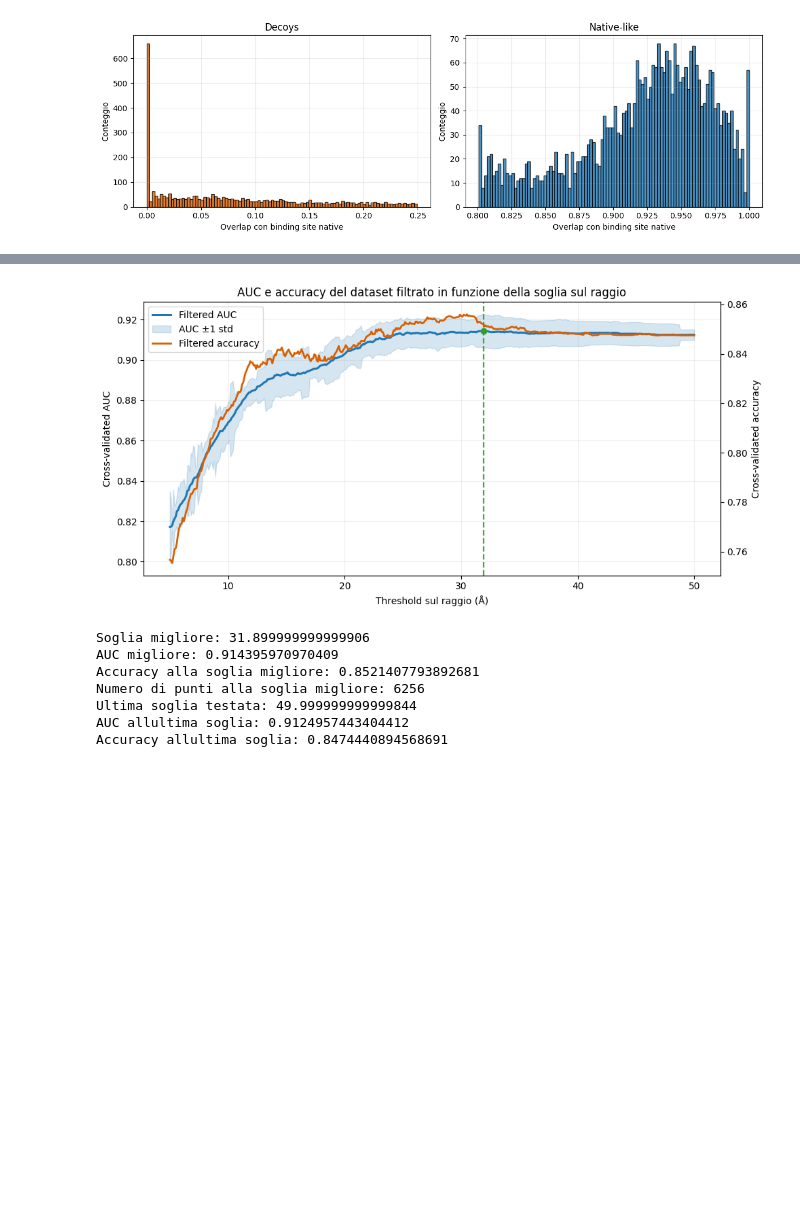
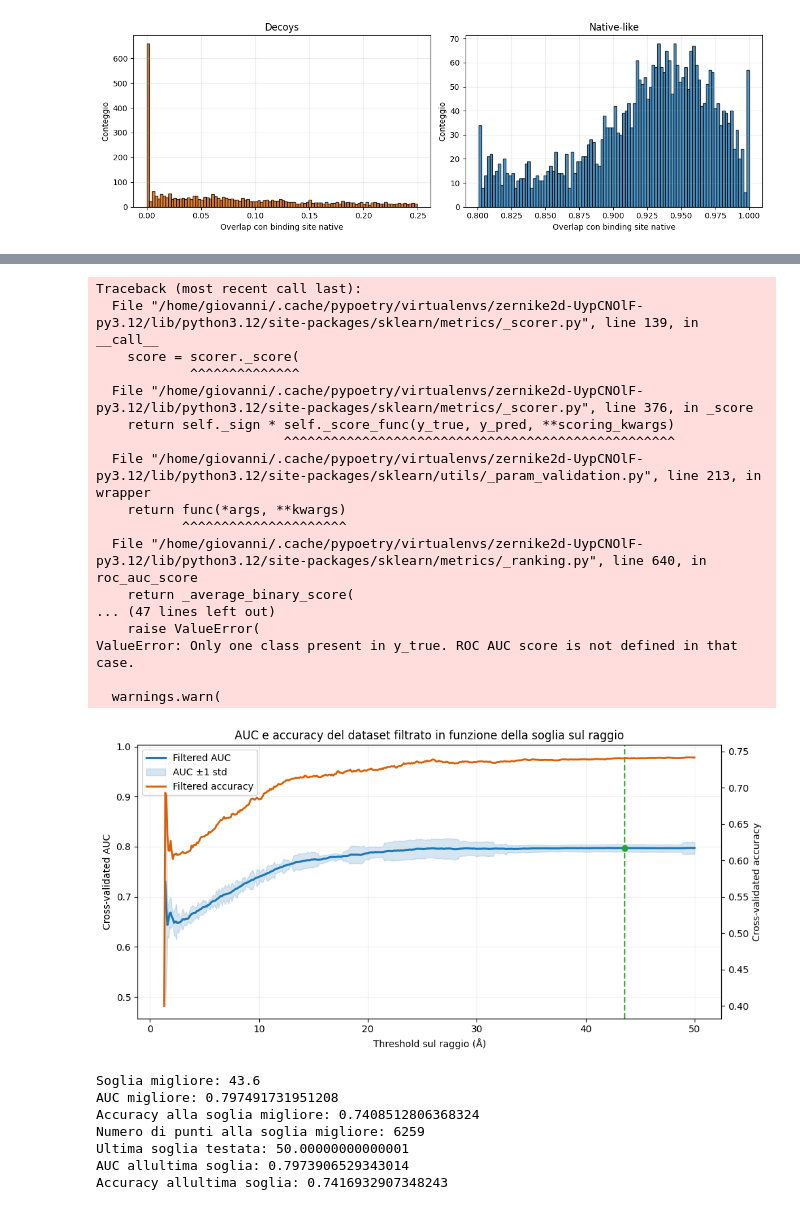
Before and after one commit to LuGiova/Zernike2D, a Jupyter notebook: discrimination.ipynb, the cells around one changed output, grey strips where cells are left out. Cells and saved outputs as stored; diff of their text form; code cells hidden in the pictures; blank space fills up the shorter version.

```diff
--- a/discrimination.ipynb
+++ b/discrimination.ipynb
@@ -478,7 +500,7 @@ AUC ROC filtrato 20 Å = 0.9028937816202369
 # %%
 threshold_step = 0.1
 max_threshold = 50
-thresholds = np.arange(5.0, max_threshold + 1e-9, threshold_step)
+thresholds = np.arange(0.1, max_threshold + 1e-9, threshold_step)
 
 threshold_base_df = tot_df.groupby(['complex_name', 'dataset_label'], as_index=False)[['radius'] + physical_ring_cols + roughness_ring_cols].mean()
 
@@ -540,39 +562,56 @@ ax1.fill_between(
     auc_threshold_df['auc_mean'] + auc_threshold_df['auc_std'],
     color='#1f77b4',
     alpha=0.18,
     label='AUC ±1 std',
 )
 ax2 = ax1.twinx()
 ax2.plot(auc_threshold_df['threshold_A'], auc_threshold_df['accuracy_mean'], color='#d95f02', linewidth=2.0, label='Filtered accuracy')
 ax2.set_ylabel('Cross-validated accuracy')
 best_idx = auc_threshold_df['auc_mean'].idxmax()
 best_row = auc_threshold_df.loc[best_idx]
 ax1.axvline(best_row['threshold_A'], color='#2ca02c', linestyle='--', linewidth=1.6, alpha=0.9)
 ax1.scatter([best_row['threshold_A']], [best_row['auc_mean']], color='#2ca02c', zorder=3)
 ax1.set_title('AUC e accuracy del dataset filtrato in funzione della soglia sul raggio')
 ax1.set_xlabel('Threshold sul raggio (Å)')
 ax1.set_ylabel('Cross-validated AUC')
 ax1.grid(alpha=0.2)
 lines1, labels1 = ax1.get_legend_handles_labels()
 lines2, labels2 = ax2.get_legend_handles_labels()
 ax1.legend(lines1 + lines2, labels1 + labels2, loc='best')
 fig.tight_layout()
 plt.show()
 
 print('Soglia migliore:', float(best_row['threshold_A']))
 print('AUC migliore:', float(best_row['auc_mean']))
 print('Accuracy alla soglia migliore:', float(best_row['accuracy_mean']))
 print('Numero di punti alla soglia migliore:', int(best_row['n']))
 print('Ultima soglia testata:', float(auc_threshold_df['threshold_A'].iloc[-1]))
 print('AUC all' + 'ultima soglia:', float(auc_threshold_df['auc_mean'].iloc[-1]))
 print('Accuracy all' + 'ultima soglia:', float(auc_threshold_df['accuracy_mean'].iloc[-1]))
 # %% [output]
+Traceback (most recent call last):
+  File "/home/giovanni/.cache/pypoetry/virtualenvs/zernike2d-UypCNOlF-py3.12/lib/python3.12/site-packages/sklearn/metrics/_scorer.py", line 139, in __call__
+    score = scorer._score(
+            ^^^^^^^^^^^^^^
+  File "/home/giovanni/.cache/pypoetry/virtualenvs/zernike2d-UypCNOlF-py3.12/lib/python3.12/site-packages/sklearn/metrics/_scorer.py", line 376, in _score
+    return self._sign * self._score_func(y_true, y_pred, **scoring_kwargs)
+                        ^^^^^^^^^^^^^^^^^^^^^^^^^^^^^^^^^^^^^^^^^^^^^^^^^^
+  File "/home/giovanni/.cache/pypoetry/virtualenvs/zernike2d-UypCNOlF-py3.12/lib/python3.12/site-packages/sklearn/utils/_param_validation.py", line 213, in wrapper
+    return func(*args, **kwargs)
+           ^^^^^^^^^^^^^^^^^^^^^
+  File "/home/giovanni/.cache/pypoetry/virtualenvs/zernike2d-UypCNOlF-py3.12/lib/python3.12/site-packages/sklearn/metrics/_ranking.py", line 640, in roc_auc_score
+    return _average_binary_score(
+... (47 lines left out)
+    raise ValueError(
+ValueError: Only one class present in y_true. ROC AUC score is not defined in that case.
+
+  warnings.warn(
-[figure, old version]
+[figure, new version]
-Soglia migliore: 31.899999999999906
-AUC migliore: 0.914395970970409
-Accuracy alla soglia migliore: 0.8521407793892681
-Numero di punti alla soglia migliore: 6256
-Ultima soglia testata: 49.999999999999844
-AUC allultima soglia: 0.9124957443404412
-Accuracy allultima soglia: 0.8474440894568691
+Soglia migliore: 43.6
+AUC migliore: 0.797491731951208
+Accuracy alla soglia migliore: 0.7408512806368324
+Numero di punti alla soglia migliore: 6259
+Ultima soglia testata: 50.00000000000001
+AUC allultima soglia: 0.7973906529343014
+Accuracy allultima soglia: 0.7416932907348243
 # %%
```
Also changed, not shown: parts of 7 cells of this notebook, 4 other files.
